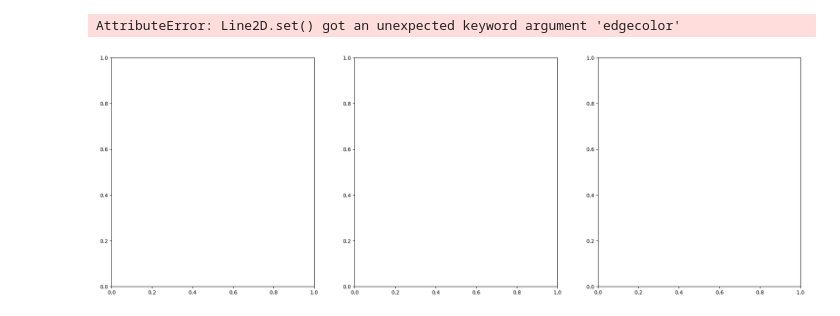
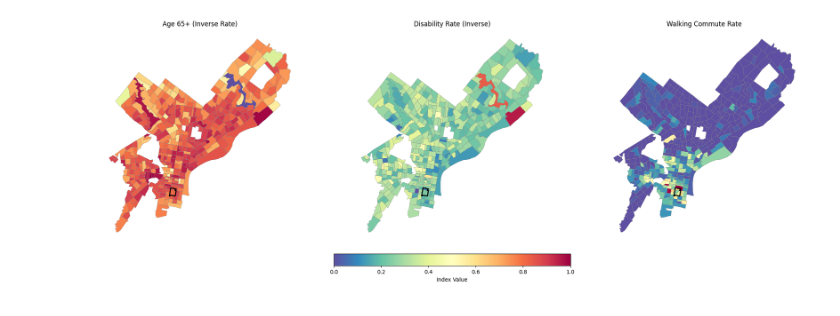
Before and after one commit to astauf03/musa5500-python-final, a Jupyter notebook: notebooks/census/census_variables.ipynb, the cells around one changed output. Saved outputs shown, nothing was run; the diff lists cells and outputs as text; code cells hidden in the pictures.

```diff
--- a/notebooks/census/census_variables.ipynb
+++ b/notebooks/census/census_variables.ipynb
@@ -2,3 +2,4 @@
 import requests
 import pandas as pd
 # %%
+tracts_shape= gpd.read_file('../../data/tl_2021_42_tract.zip')
@@ -6,0 +6,8 @@ DataSourceError: philly_neighborhoods.geojson: No such file or directory
+# %%
+# Make sure NAME is a string and strip whitespace
+tracts_shape["NAME_clean"] = tracts_shape["NAME"].astype(str).str.strip()
+tracts_to_pull = ['29', '28.02', '23']
+eptracts = tracts_shape[tracts_shape["NAME_clean"].isin(tracts_to_pull)]
+eptracts = eptracts.drop_duplicates(subset="NAME_clean")
+
+eptracts
@@ -51,7 +63,7 @@ def get_census_data(year, dataset, variables, state=None, county=None, geo="trac
     return df
 # %%
 df = get_census_data(
-    year=2023,
+    year=2021,
     dataset="acs/acs5",
     variables=[
         "NAME", "B01003_001E",
@@ -349,6 +360,22 @@ display(filtered_df)
 import matplotlib.pyplot as plt
 import geopandas as gpd
 import matplotlib.colors as colors
+
+# If you already have tract shapes in `tract_shapes` with a 'geometry' column
+# Merge your DataFrame with the tract shapes
+gdf_mobility = gpd.GeoDataFrame(
+    df_mobility_clean.merge(
+        tract_shapes[['GEOID', 'geometry']],
+        left_on='GEOID',
+        right_on='GEOID',
+        how='left'
+    ),
+    geometry='geometry',
+    crs=4326
+)
+eptracts=eptracts.dissolve()
+eptracts = eptracts.to_crs(gdf_mobility.crs)
+
 
 # --- SHARED COLORMAP AND NORMALIZATION ---
 vmin = min(
@@ -364,36 +391,33 @@ vmax = max(
 )
 
 norm = colors.Normalize(vmin=vmin, vmax=vmax)
-cmap = "berlin_r"
-
-# --- GET EAST PASSYUNK POLYGON ---
-east_passyunk = filtered_df   # keep only once
+cmap = "Spectral_r"  # safer built-in cmap
 
 # --- CREATE FIGURE ---
 fig, axes = plt.subplots(1, 3, figsize=(24, 8))
 ax1, ax2, ax3 = axes
 
-
 # -------------------------
-# MAP 1 – Age 65+ (Inverse)
+# MAP 1 – Age 65+ Rate (Inverse)
 # -------------------------
-df_mobility_clean.plot(
+gdf_mobility.plot(
     column="age_65_plus_rate_inv",
     cmap=cmap,
+    norm=norm,
     edgecolor="grey",
     linewidth=0.3,
     ax=ax1
 )
+# Highlight East Passyunk tracts
+eptracts.plot(ax=ax1, facecolor='none', edgecolor="black", linewidth=2)
 
-east_passyunk.boundary.plot(ax=ax1, color="#0CA3FA", linewidth=2)
 ax1.set_title("Age 65+ (Inverse Rate)")
 ax1.axis("off")
-
 
 # -------------------------
 # MAP 2 – Disability Rate (Inverse)
 # -------------------------
-df_mobility_clean.plot(
+gdf_mobility.plot(
     column="disability_rate_inv",
     cmap=cmap,
     norm=norm,
@@ -401,39 +425,36 @@ df_mobility_clean.plot(
     linewidth=0.3,
     ax=ax2
 )
+eptracts.plot(ax=ax2, facecolor='none', edgecolor="black", linewidth=2)
 
-east_passyunk.boundary.plot(ax=ax2, color="#0CA3FA", linewidth=2)
 ax2.set_title("Disability Rate (Inverse)")
 ax2.axis("off")
-
 
 # -------------------------
 # MAP 3 – Walking Commute Rate
 # -------------------------
-df_mobility_clean.plot(
+gdf_mobility.plot(
     column="commute_walk_rate",
     cmap=cmap,
     norm=norm,
     edgecolor="grey",
     linewidth=0.3,
     ax=ax3
 )
+eptracts.plot(ax=ax3, facecolor='none', edgecolor="black", linewidth=2)
 
-east_passyunk.boundary.plot(ax=ax3, color="#0CA3FA", linewidth=2)
 ax3.set_title("Walking Commute Rate")
 ax3.axis("off")
-
 
 # -------------------------
 # SHARED COLORBAR
 # -------------------------
 sm = plt.cm.ScalarMappable(cmap=cmap, norm=norm)
 sm._A = []
 cbar = fig.colorbar(sm, ax=axes, orientation="horizontal",
                     fraction=0.05, pad=0.05)
 cbar.set_label("Index Value")
 
 plt.show()
 # %% [output]
-AttributeError: Line2D.set() got an unexpected keyword argument 'edgecolor'
-[figure, old version]
+[figure, new version]
```
Also changed, not shown: parts of 8 cells of this notebook, 1 other file.
